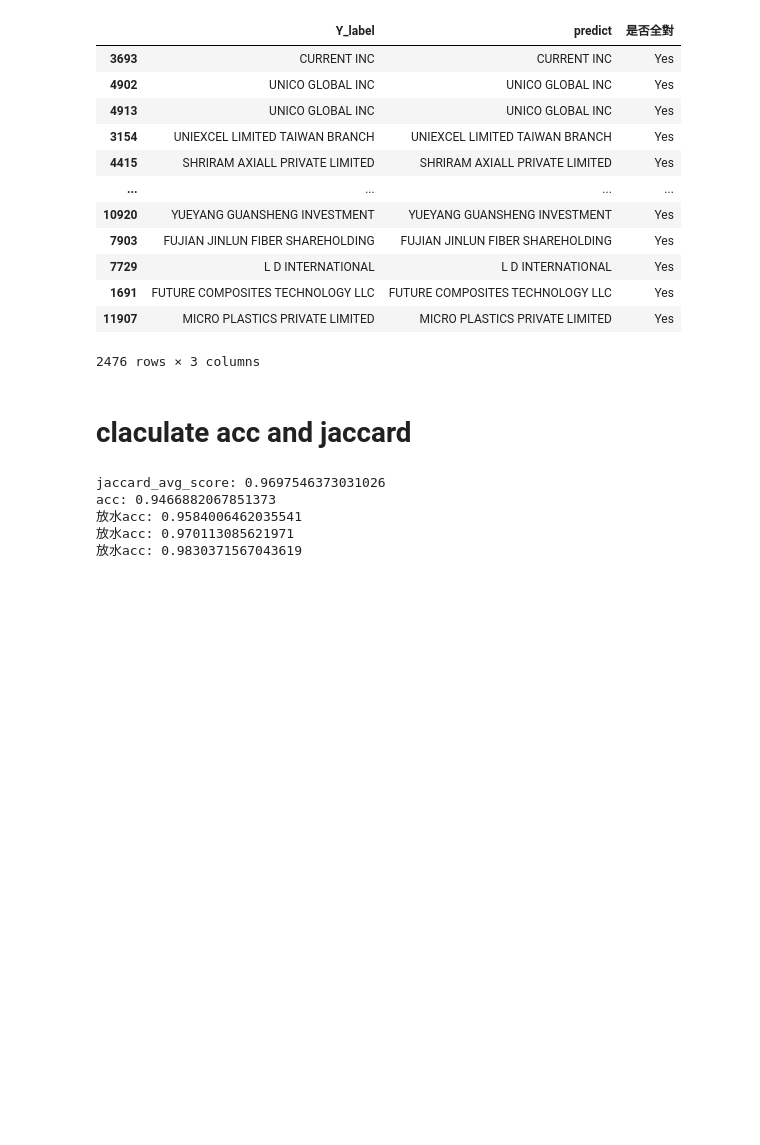
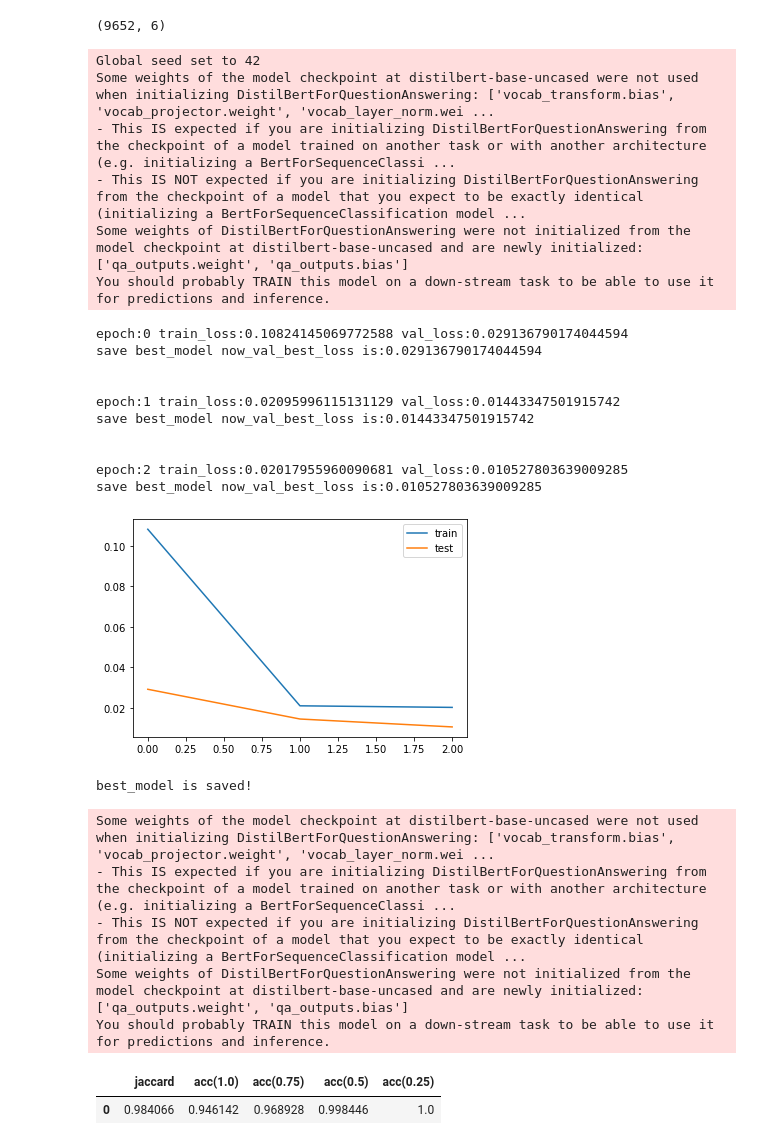
Before and after one commit to skywalker0803r/Letter-of-Credit-Intelligent-Auxiliary-Semantic-Analysis-System, a Jupyter notebook: notebook/開狀人bert訓練.ipynb, the cells around one changed output. Cells and saved outputs as stored; diff of their text form; code cells hidden in the pictures; blank space fills up the shorter version.

```diff
--- a/notebook/開狀人bert訓練.ipynb
+++ b/notebook/開狀人bert訓練.ipynb
@@ -268,19 +0,0 @@ def test_model(nlp,df):
-# %%
-table = test_model(nlp,val_df)
-display(table)
-# %% [output]
-|  | Y_label | predict | 是否全對 |
-| 3693 | CURRENT INC | CURRENT INC | Yes |
-| 4902 | UNICO GLOBAL INC | UNICO GLOBAL INC | Yes |
-| 4913 | UNICO GLOBAL INC | UNICO GLOBAL INC | Yes |
-| 3154 | UNIEXCEL LIMITED TAIWAN BRANCH | UNIEXCEL LIMITED TAIWAN BRANCH | Yes |
-| 4415 | SHRIRAM AXIALL PRIVATE LIMITED | SHRIRAM AXIALL PRIVATE LIMITED | Yes |
-| ... | ... | ... | ... |
-| 10920 | YUEYANG GUANSHENG INVESTMENT | YUEYANG GUANSHENG INVESTMENT | Yes |
-| 7903 | FUJIAN JINLUN FIBER SHAREHOLDING | FUJIAN JINLUN FIBER SHAREHOLDING | Yes |
-| 7729 | L D INTERNATIONAL | L D INTERNATIONAL | Yes |
-| 1691 | FUTURE COMPOSITES TECHNOLOGY LLC | FUTURE COMPOSITES TECHNOLOGY LLC | Yes |
-| 11907 | MICRO PLASTICS PRIVATE LIMITED | MICRO PLASTICS PRIVATE LIMITED | Yes |
-2476 rows × 3 columns
-# %% [markdown]
-# claculate acc and jaccard
@@ -299,13 +1,45 @@ def get_acc(df,t=1):
-# %%
-
-print('jaccard_avg_score:',np.mean([ get_jaccard_sim(table['Y_label'].loc[i],table['predict'].loc[i]) for i in table.index]))
-print('acc:',get_acc(table,1))
-print('放水acc:',get_acc(table,0.75))
-print('放水acc:',get_acc(table,0.5))
-print('放水acc:',get_acc(table,0.25))
-# %% [output]
-jaccard_avg_score: 0.9697546373031026
-acc: 0.9466882067851373
-放水acc: 0.9584006462035541
-放水acc: 0.970113085621971
-放水acc: 0.9830371567043619
+# %%
+import requests
+import gc
+gc.collect()
+import pandas as pd
+import requests
+from sklearn.model_selection import train_test_split
+df = pd.read_csv('../data/preprocess_for_SQUAD_開狀人.csv',index_col=0)
+print(df.shape)
+train_df, val_df = train_test_split(df, test_size=0.2, random_state=42)
+url = 'https://gist.githubusercontent.com/skywalker0803r/1e1d0d25999094bf8ec23dc143e02478/raw/0ac62d4a6efe4b7f9cc58ff8ff614aca7603fa25/bert_train_pipeline.py'
+exec(requests.get(url).text)
+qustion = 'What is the Applicant name?'
+model_path = '../models/Product_Data_SQuAD_model_開狀人.pt'
+res,table = bert_train_pipeline(train_df,val_df,qustion,model_path,start_idx_from_0=True)
+# %% [output]
+(9652, 6)
+Global seed set to 42
+Some weights of the model checkpoint at distilbert-base-uncased were not used when initializing DistilBertForQuestionAnswering: ['vocab_transform.bias', 'vocab_projector.weight', 'vocab_layer_norm.wei ...
+- This IS expected if you are initializing DistilBertForQuestionAnswering from the checkpoint of a model trained on another task or with another architecture (e.g. initializing a BertForSequenceClassi ...
+- This IS NOT expected if you are initializing DistilBertForQuestionAnswering from the checkpoint of a model that you expect to be exactly identical (initializing a BertForSequenceClassification model ...
+Some weights of DistilBertForQuestionAnswering were not initialized from the model checkpoint at distilbert-base-uncased and are newly initialized: ['qa_outputs.weight', 'qa_outputs.bias']
+You should probably TRAIN this model on a down-stream task to be able to use it for predictions and inference.
+epoch:0 train_loss:0.10824145069772588 val_loss:0.029136790174044594
+save best_model now_val_best_loss is:0.029136790174044594
+
+
+epoch:1 train_loss:0.02095996115131129 val_loss:0.01443347501915742
+save best_model now_val_best_loss is:0.01443347501915742
+
+
+epoch:2 train_loss:0.02017955960090681 val_loss:0.010527803639009285
+save best_model now_val_best_loss is:0.010527803639009285
+[figure, added]
+best_model is saved!
+Some weights of the model checkpoint at distilbert-base-uncased were not used when initializing DistilBertForQuestionAnswering: ['vocab_transform.bias', 'vocab_projector.weight', 'vocab_layer_norm.wei ...
+- This IS expected if you are initializing DistilBertForQuestionAnswering from the checkpoint of a model trained on another task or with another architecture (e.g. initializing a BertForSequenceClassi ...
+- This IS NOT expected if you are initializing DistilBertForQuestionAnswering from the checkpoint of a model that you expect to be exactly identical (initializing a BertForSequenceClassification model ...
+Some weights of DistilBertForQuestionAnswering were not initialized from the model checkpoint at distilbert-base-uncased and are newly initialized: ['qa_outputs.weight', 'qa_outputs.bias']
+You should probably TRAIN this model on a down-stream task to be able to use it for predictions and inference.
+# %%
+res
+# %% [output]
+|  | jaccard | acc(1.0) | acc(0.75) | acc(0.5) | acc(0.25) |
+| 0 | 0.984066 | 0.946142 | 0.968928 | 0.998446 | 1.0 |
```
Also changed, not shown: parts of 27 cells of this notebook, 4 other files.
